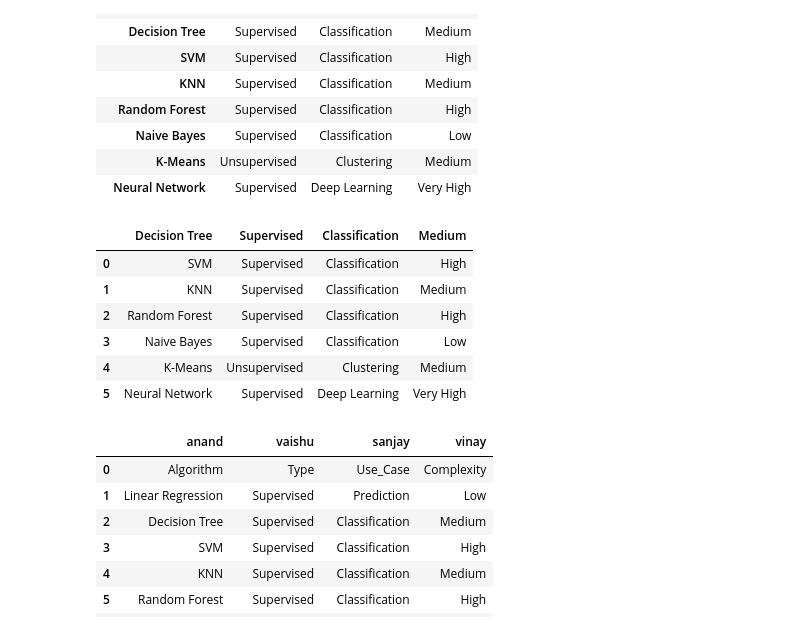
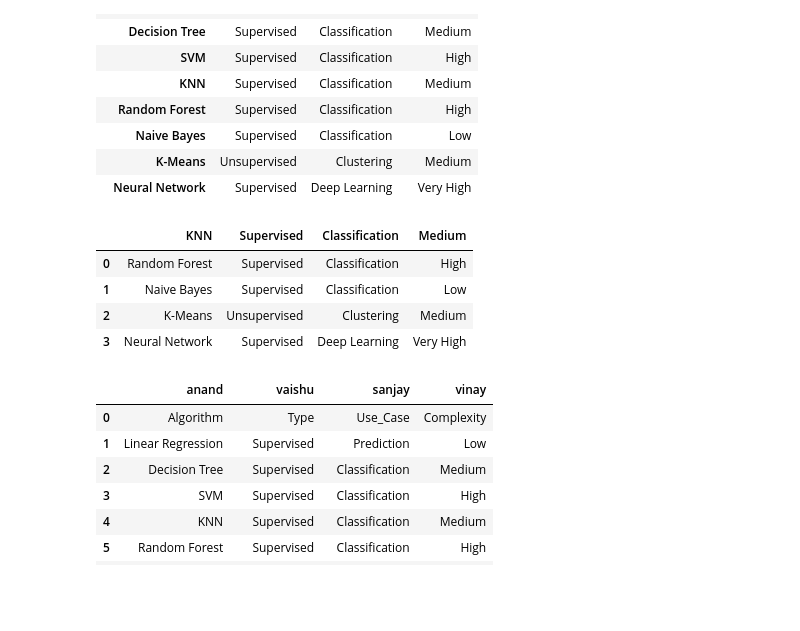
Before and after one commit to YuganandSree/ml-learning, a Jupyter notebook: pandas.ipynb, the cells around one changed output. Cells and saved outputs as stored; diff of their text form; code cells hidden in the pictures; blank space fills up the shorter version.

```diff
--- a/pandas.ipynb
+++ b/pandas.ipynb
@@ -394,16 +394,14 @@ new_csv_ML
 | K-Means | Unsupervised | Clustering | Medium |
 | Neural Network | Supervised | Deep Learning | Very High |
 # %%
-new_csv_ML = pd.read_csv("C:\\Users\\anand\\OneDrive\\Desktop\\ml-learning\\machine_learning_data.csv",header = 2)
+new_csv_ML = pd.read_csv("C:\\Users\\anand\\OneDrive\\Desktop\\ml-learning\\machine_learning_data.csv",header = 4)
 new_csv_ML
 # %% [output]
-|  | Decision Tree | Supervised | Classification | Medium |
-| 0 | SVM | Supervised | Classification | High |
-| 1 | KNN | Supervised | Classification | Medium |
-| 2 | Random Forest | Supervised | Classification | High |
-| 3 | Naive Bayes | Supervised | Classification | Low |
-| 4 | K-Means | Unsupervised | Clustering | Medium |
-| 5 | Neural Network | Supervised | Deep Learning | Very High |
+|  | KNN | Supervised | Classification | Medium |
+| 0 | Random Forest | Supervised | Classification | High |
+| 1 | Naive Bayes | Supervised | Classification | Low |
+| 2 | K-Means | Unsupervised | Clustering | Medium |
+| 3 | Neural Network | Supervised | Deep Learning | Very High |
 # %%
 new_csv_ML = pd.read_csv("C:\\Users\\anand\\OneDrive\\Desktop\\ml-learning\\machine_learning_data.csv",names = ["anand","vaishu","sanjay","vinay"])
 new_csv_ML
```
Also changed, not shown: parts of 29 cells of this notebook, 1 other file.
